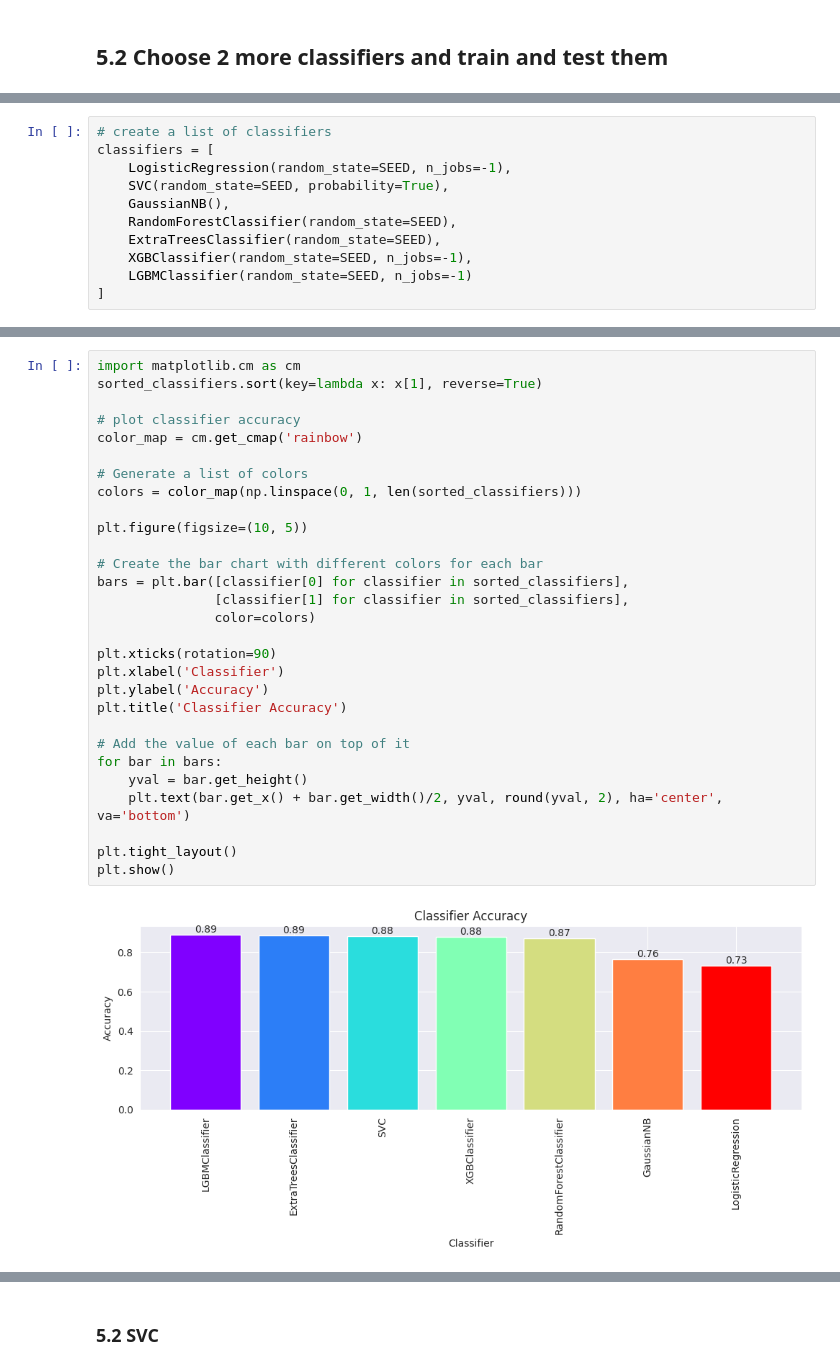
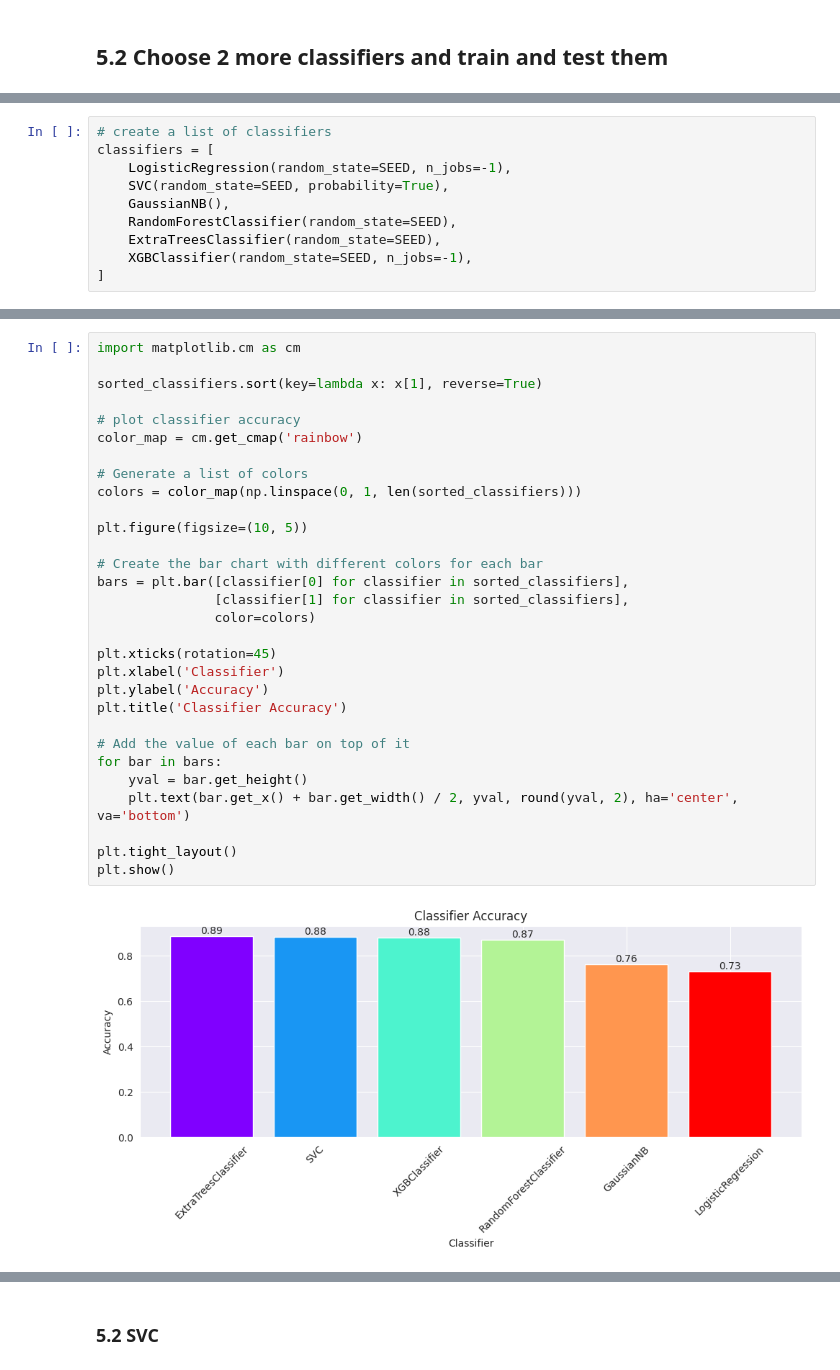
Before and after one commit to faris771/Apple_Quality_Classifier, a Jupyter notebook: main.ipynb, the cells around one changed output, grey strips where cells are left out. Drawn from its saved outputs; the diff is of its cells as text.

```diff
--- a/main.ipynb
+++ b/main.ipynb
@@ -506,7 +509,6 @@ classifiers = [
     RandomForestClassifier(random_state=SEED),
     ExtraTreesClassifier(random_state=SEED),
     XGBClassifier(random_state=SEED, n_jobs=-1),
-    LGBMClassifier(random_state=SEED, n_jobs=-1)
 ]
 # %%
 # train and test the classifiers
@@ -541,32 +535,33 @@ Accuracy: 0.8875
 # %%
 import matplotlib.cm as cm
+
 sorted_classifiers.sort(key=lambda x: x[1], reverse=True)
 
 # plot classifier accuracy
 color_map = cm.get_cmap('rainbow')
 
 # Generate a list of colors
 colors = color_map(np.linspace(0, 1, len(sorted_classifiers)))
 
 plt.figure(figsize=(10, 5))
 
 # Create the bar chart with different colors for each bar
 bars = plt.bar([classifier[0] for classifier in sorted_classifiers],
                [classifier[1] for classifier in sorted_classifiers],
                color=colors)
 
-plt.xticks(rotation=90)
+plt.xticks(rotation=45)
 plt.xlabel('Classifier')
 plt.ylabel('Accuracy')
 plt.title('Classifier Accuracy')
 
 # Add the value of each bar on top of it
 for bar in bars:
     yval = bar.get_height()
-    plt.text(bar.get_x() + bar.get_width()/2, yval, round(yval, 2), ha='center', va='bottom')
+    plt.text(bar.get_x() + bar.get_width() / 2, yval, round(yval, 2), ha='center', va='bottom')
 
 plt.tight_layout()
 plt.show()
 # %% [output]
-[figure, old version]
+[figure, new version]
 # %% [markdown]
```
Also changed, not shown: parts of 28 cells of this notebook.
